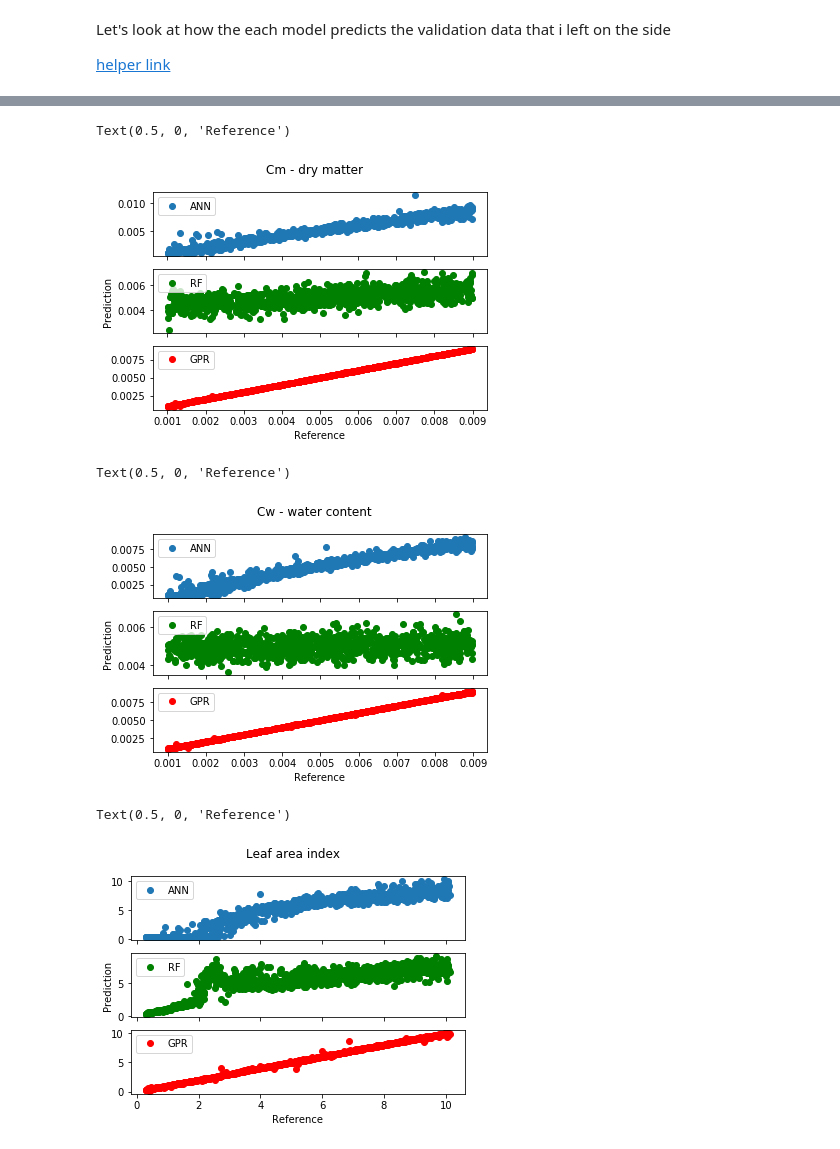
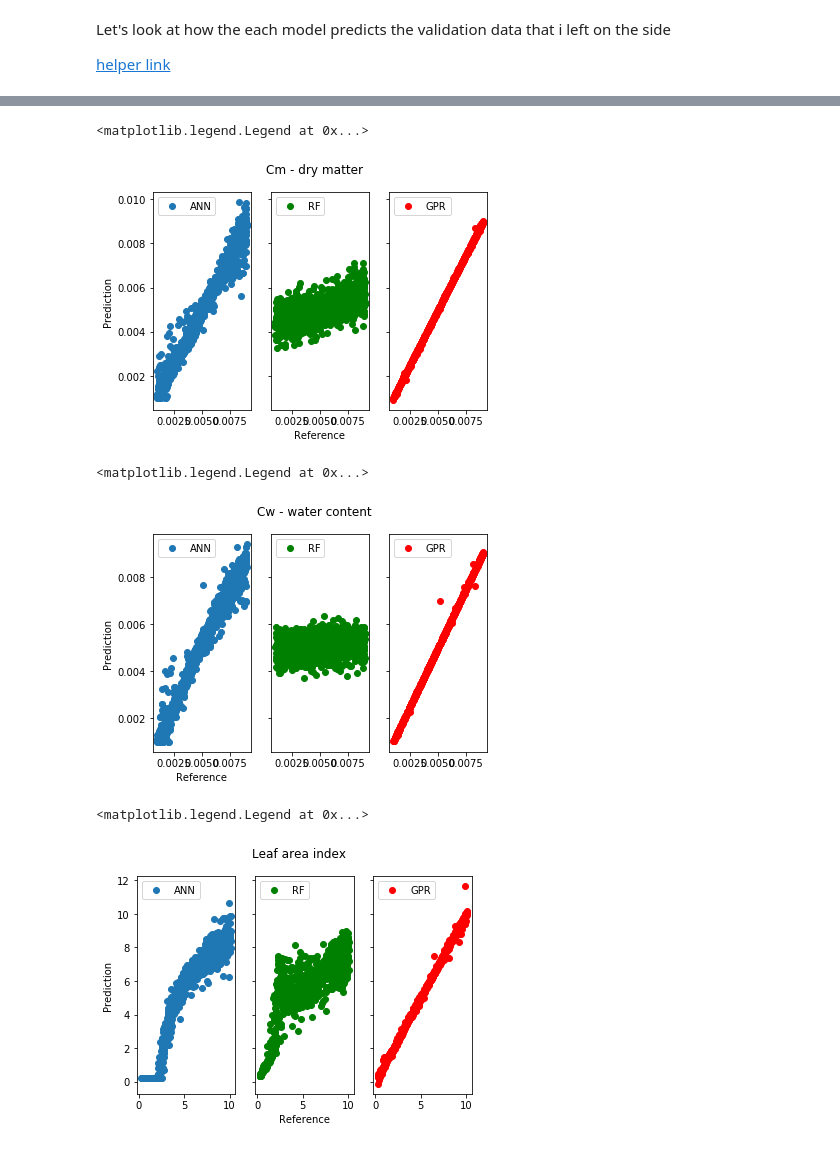
Before and after one commit to nunocesarsa/GoogleColab_public, a Jupyter notebook: RTM_Machine_Learning_vs_Optimization.ipynb, the cells around one changed output, grey strips where cells are left out. Saved outputs shown, nothing was run; the diff lists cells and outputs as text; code cells hidden in the pictures.

```diff
--- a/RTM_Machine_Learning_vs_Optimization.ipynb
+++ b/RTM_Machine_Learning_vs_Optimization.ipynb
@@ -523,57 +580,60 @@ Text(0.5, 0, 'Reference')
 # %%
 #plotting cm
-fig, axs = plt.subplots(3,1,sharex=True)
+fig, axs = plt.subplots(1,3,sharey=True)
 fig.suptitle('Cm - dry matter')
+#fig.subplots_adjust(wspace=.6)
 
 #plt.subplot(3,1,1)
 axs[0].plot(pd_valid_traits["cm"],Y_ann_pred["cm"],"o",label="ANN")
 axs[0].legend(loc="upper left")
+axs[0].set_ylabel("Prediction")
 #axs[0].set(ylabel="Prediction")
 axs[1].plot(pd_valid_traits["cm"],Y_rf_pred["cm"],"o",color="green",label="RF")
 axs[1].legend(loc="upper left")
-axs[1].set_ylabel("Prediction")
+axs[1].set_xlabel("Reference")
 axs[2].plot(pd_valid_traits["cm"],Y_gpr_pred["cm"],"o",color="red",label="GPR")
 axs[2].legend(loc="upper left")
-axs[2].set_xlabel("Reference")
 #axs[0].ylabel("ANN")
 # %% [output]
-Text(0.5, 0, 'Reference')
+<matplotlib.legend.Legend at 0x...>
-[figure, old version]
+[figure, new version]
 # %%
 #plotting cm
-fig, axs = plt.subplots(3,1,sharex=True)
+fig, axs = plt.subplots(1,3,sharey=True)
 fig.suptitle('Cw - water content')
+#fig.subplots_adjust(wspace=.6)
 
 #plt.subplot(3,1,1)
 axs[0].plot(pd_valid_traits["cw"],Y_ann_pred["cw"],"o",label="ANN")
 axs[0].legend(loc="upper left")
+axs[0].set_ylabel("Prediction")
 #axs[0].set(ylabel="Prediction")
 axs[1].plot(pd_valid_traits["cw"],Y_rf_pred["cw"],"o",color="green",label="RF")
 axs[1].legend(loc="upper left")
-axs[1].set_ylabel("Prediction")
+axs[0].set_xlabel("Reference")
 axs[2].plot(pd_valid_traits["cw"],Y_gpr_pred["cw"],"o",color="red",label="GPR")
 axs[2].legend(loc="upper left")
-axs[2].set_xlabel("Reference")
 #axs[0].ylabel("ANN")
 # %% [output]
-Text(0.5, 0, 'Reference')
+<matplotlib.legend.Legend at 0x...>
-[figure, old version]
+[figure, new version]
 # %%
 #plotting cm
-fig, axs = plt.subplots(3,1,sharex=True)
+fig, axs = plt.subplots(1,3,sharey=True)
 fig.suptitle('Leaf area index')
+
 
 #plt.subplot(3,1,1)
 axs[0].plot(pd_valid_traits["lai"],Y_ann_pred["lai"],"o",label="ANN")
 axs[0].legend(loc="upper left")
+axs[0].set_ylabel("Prediction")
 #axs[0].set(ylabel="Prediction")
 axs[1].plot(pd_valid_traits["lai"],Y_rf_pred["lai"],"o",color="green",label="RF")
 axs[1].legend(loc="upper left")
-axs[1].set_ylabel("Prediction")
+axs[1].set_xlabel("Reference")
 axs[2].plot(pd_valid_traits["lai"],Y_gpr_pred["lai"],"o",color="red",label="GPR")
 axs[2].legend(loc="upper left")
-axs[2].set_xlabel("Reference")
 #axs[0].ylabel("ANN")
 # %% [output]
-Text(0.5, 0, 'Reference')
+<matplotlib.legend.Legend at 0x...>
-[figure, old version]
+[figure, new version]
```
Also changed, not shown: parts of 35 cells of this notebook.
